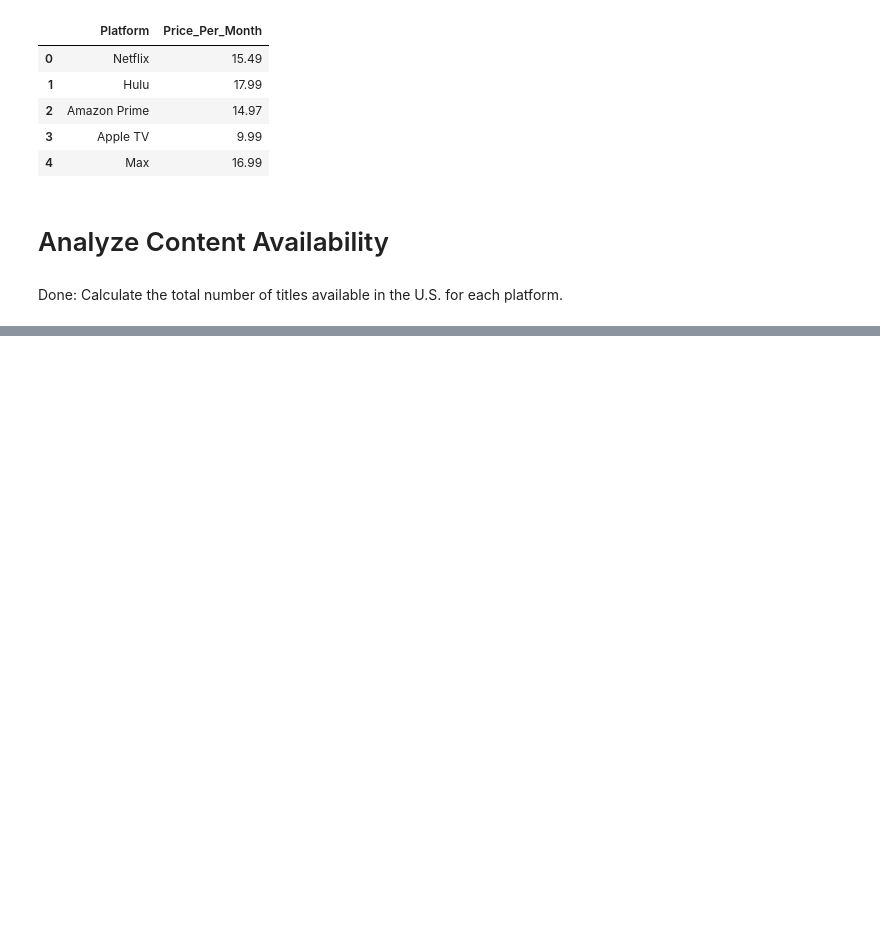
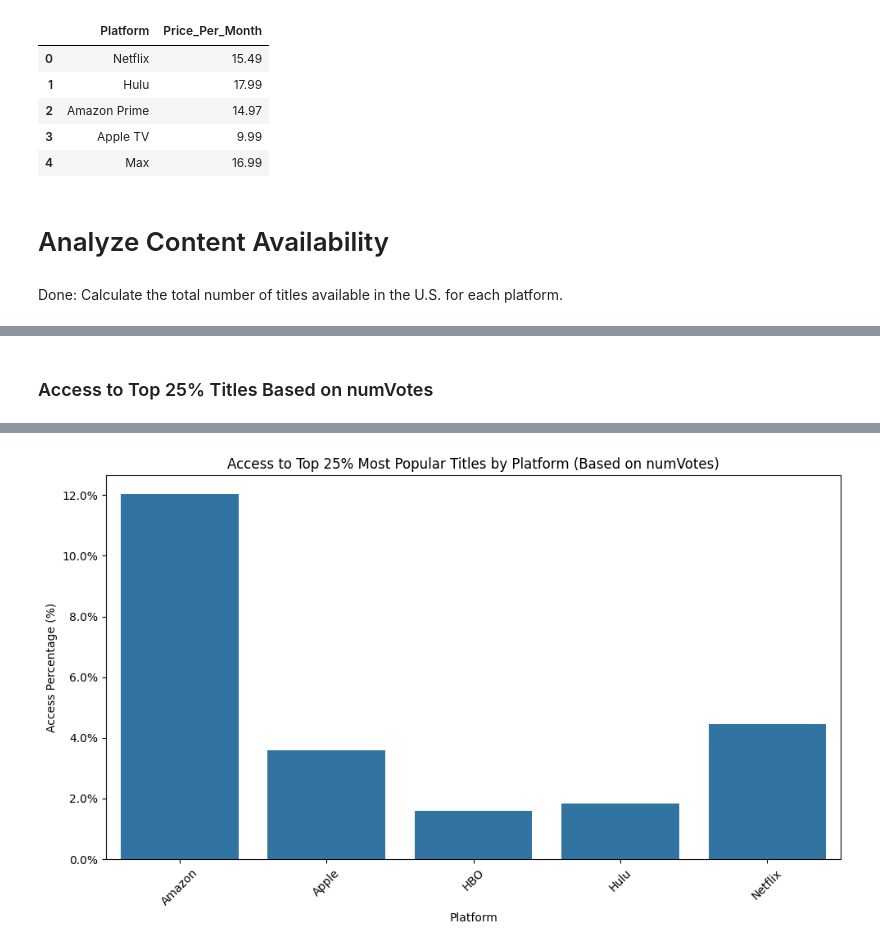
Before and after one commit to kval122/StreamingAnalysis, a Jupyter notebook: notebooks/analysis.ipynb, the cells around one changed output, grey strips where cells are left out. Cells and saved outputs as stored; diff of their text form; code cells hidden in the pictures; blank space fills up the shorter version.

```diff
--- a/notebooks/analysis.ipynb
+++ b/notebooks/analysis.ipynb
@@ -18,0 +27,7 @@ streaming_costs = pd.read_csv(r"C:\Users\kimbe\Documents\StreamingAnalysis\data\
+# %%
+# Filter rows for each platform where the platform column is 1 (indicating availability on the platform)
+amazon_df = streaming_titles_info[streaming_titles_info['Amazon'] == 1].copy()
+hulu_df = streaming_titles_info[streaming_titles_info['Hulu'] == 1].copy()
+netflix_df = streaming_titles_info[streaming_titles_info['Netflix'] == 1].copy()
+apple_df = streaming_titles_info[streaming_titles_info['Apple'] == 1].copy()
+hbo_df = streaming_titles_info[streaming_titles_info['HBO'] == 1].copy()
@@ -121,0 +327,12 @@ high_rated_platform_content_type_percentage
+# %%
+# Sort by numVotes and get the top 25%
+numVotes_sorted = imdb_catalog_complete.sort_values(by='numVotes', ascending=False)
+top_25_percent_numVotes = numVotes_sorted.head(int(len(numVotes_sorted) * 0.25))
+
+# Sort by imdbAverageRating and get the top 25%
+rating_sorted = imdb_catalog_complete.sort_values(by='averageRating', ascending=False)
+top_25_percent_ratings = rating_sorted.head(int(len(rating_sorted) * 0.25))
+
+# Extract the imdbId for the top 25% based on numVotes and imdbAverageRating
+top_25_numVotes_imdbIds = top_25_percent_numVotes['imdbId']
+top_25_ratings_imdbIds = top_25_percent_ratings['imdbId']
@@ -121,0 +351,60 @@ high_rated_platform_content_type_percentage
+# %% [markdown]
+ ### Access to Top 25% Titles Based on numVotes
+# %%
+# Function to calculate the percentage of top 25% titles based on numVotes available on each platform
+def calculate_platform_access_to_top_25_numVotes(platform_df, top_25_numVotes_imdbIds, platform_name):
+    # Check how many titles in the platform DataFrame match the top 25% imdbIds (numVotes)
+    matched_titles = platform_df[platform_df['imdbId'].isin(top_25_numVotes_imdbIds)]
+
+    # Calculate the percentage of top 25% titles available on the platform
+    total_top_25 = len(top_25_numVotes_imdbIds)
+    matched_titles_count = len(matched_titles)
+    percentage_access = (matched_titles_count / total_top_25) * 100
+
+    # Print the results
+    print(f"{platform_name} has {percentage_access:.2f}% of the top 25% most popular titles based on numVotes.")
+
+    return percentage_access
+
+# Dictionary to store the access percentages for numVotes
+platform_access_percentages_numVotes = {}
+
+# Loop through each platform and calculate access to the top 25% titles based on numVotes
+for platform_name, platform_df in platforms_df.items():
+    access_percentage_numVotes = calculate_platform_access_to_top_25_numVotes(platform_df, top_25_numVotes_imdbIds, platform_name)
+    platform_access_percentages_numVotes[f'{platform_name}_numVotes'] = access_percentage_numVotes
+
+# Prepare the data for visualization (numVotes access)
+access_data_numVotes = {
+    'Platform': [],
+    'Access to Top 25% (numVotes) (%)': []
+}
+
+# Loop through the platforms and populate the access_data dictionary for numVotes
+for platform_name in platforms_df.keys():
+    access_data_numVotes['Platform'].append(platform_name)
+    access_data_numVotes['Access to Top 25% (numVotes) (%)'].append(platform_access_percentages_numVotes[f'{platform_name}_numVotes'])
+
+# Create DataFrame from the access_data dictionary
+access_df_numVotes = pd.DataFrame(access_data_numVotes)
+
+# Plot the comparison for numVotes access
+plt.figure(figsize=(10, 6))
+sns.barplot(x='Platform', y='Access to Top 25% (numVotes) (%)', data=access_df_numVotes)
+plt.title('Access to Top 25% Most Popular Titles by Platform (Based on numVotes)')
+plt.ylabel('Access Percentage (%)')
+plt.xlabel('Platform')
+plt.xticks(rotation=45)
+
+# Format the y-axis to show percentages
+plt.gca().yaxis.set_major_formatter(PercentFormatter())
+
+plt.tight_layout()
+
+
+# Save the plot for numVotes access
+plt.savefig(r'C:\Users\kimbe\Documents\StreamingAnalysis\outputs\Analyze Content Availability\access_to_top_25_percent_numVotes.png', dpi=300)
+print("Saved numVotes access visualization as PNG.")
+
+plt.show()
+# %% [output]
@@ -121,0 +417 @@ high_rated_platform_content_type_percentage
+[figure, added]
```
Also changed, not shown: parts of 33 cells of this notebook, 13 other files.
